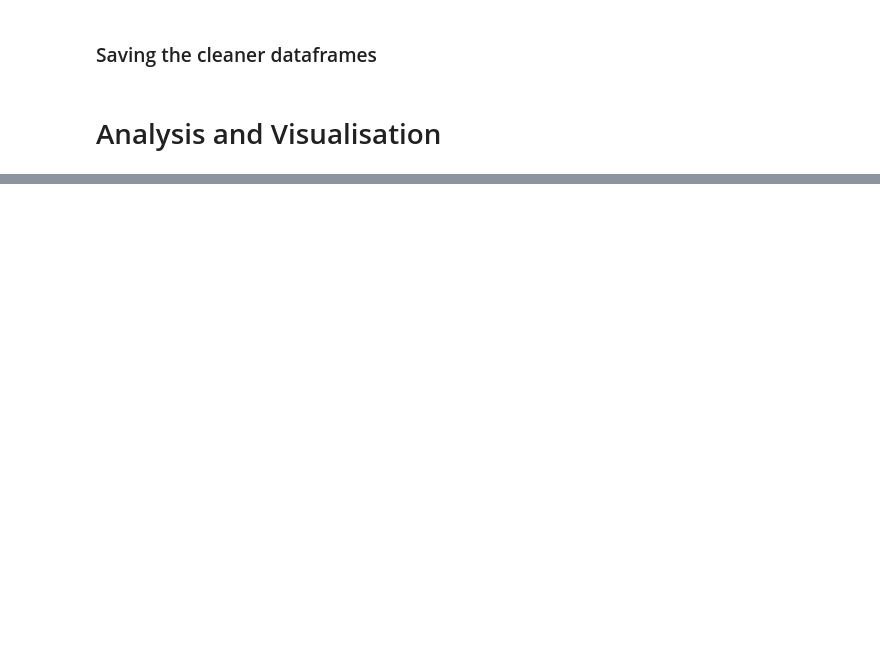
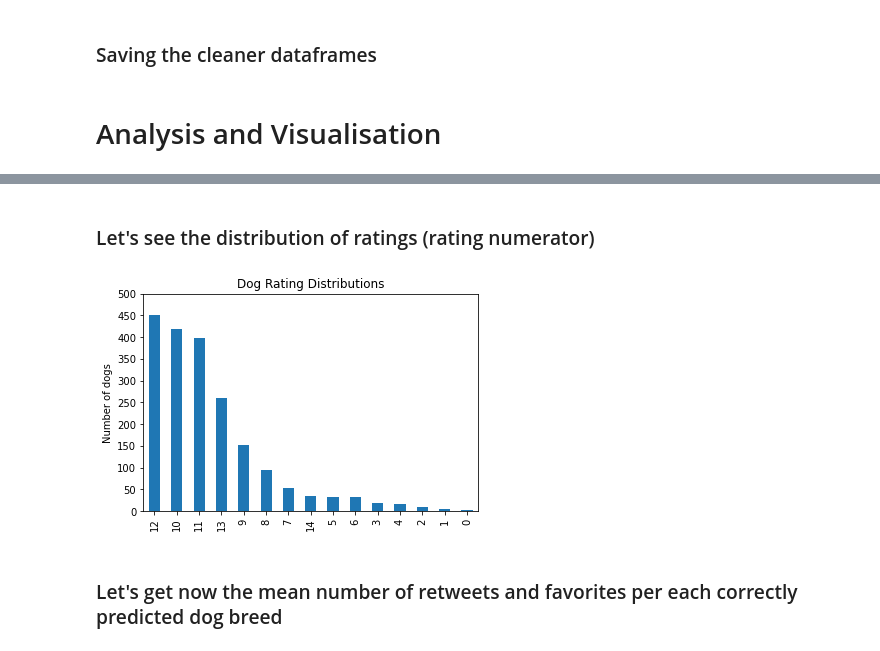
Before and after one commit to IonDragos2003/UdacityDA_Analyze-WeRateDogs-Tweets, a Jupyter notebook: the_analysis.ipynb, the cells around one changed output, grey strips where cells are left out. Drawn from its saved outputs; the diff is of its cells as text; code cells hidden in the pictures; blank space fills up the shorter version.

```diff
--- a/the_analysis.ipynb
+++ b/the_analysis.ipynb
@@ -629,0 +660,10 @@ test
+# %% [markdown]
+### Let's see the distribution of ratings (rating numerator)
+# %%
+rating_plot = df.rating_numerator.value_counts()[0:15].plot(kind='bar', title = 'Dog Rating Distributions')
+rating_plot.set_ylabel('Number of dogs')
+rating_plot.set_yticks([0, 50, 100, 150, 200, 250, 300, 350, 400, 450, 500]);
+# %% [output]
+[figure, added]
+# %% [markdown]
+### Let's get now the mean number of retweets and favorites per each correctly predicted dog breed
```
Also changed, not shown: parts of 21 cells of this notebook, 1 other file.
